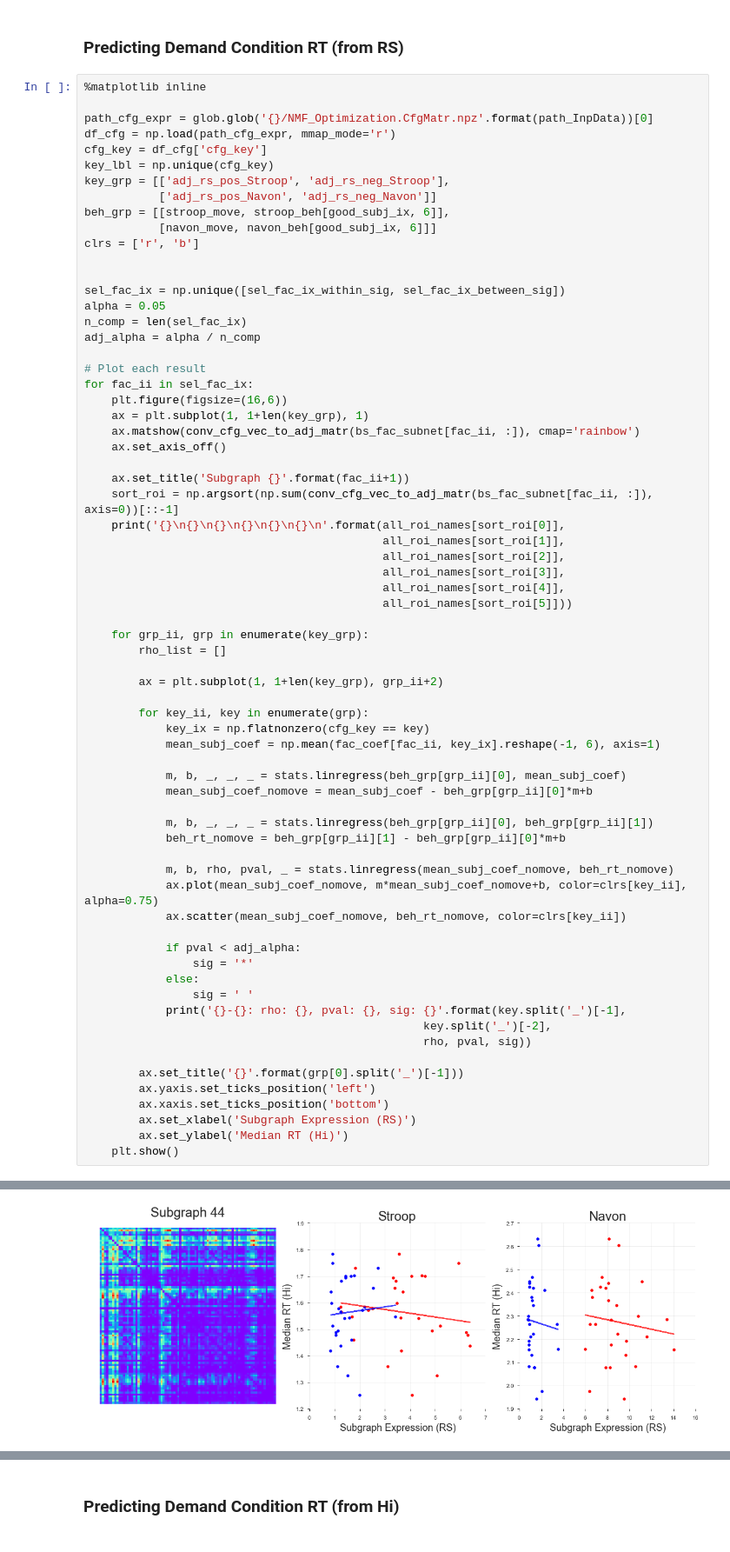
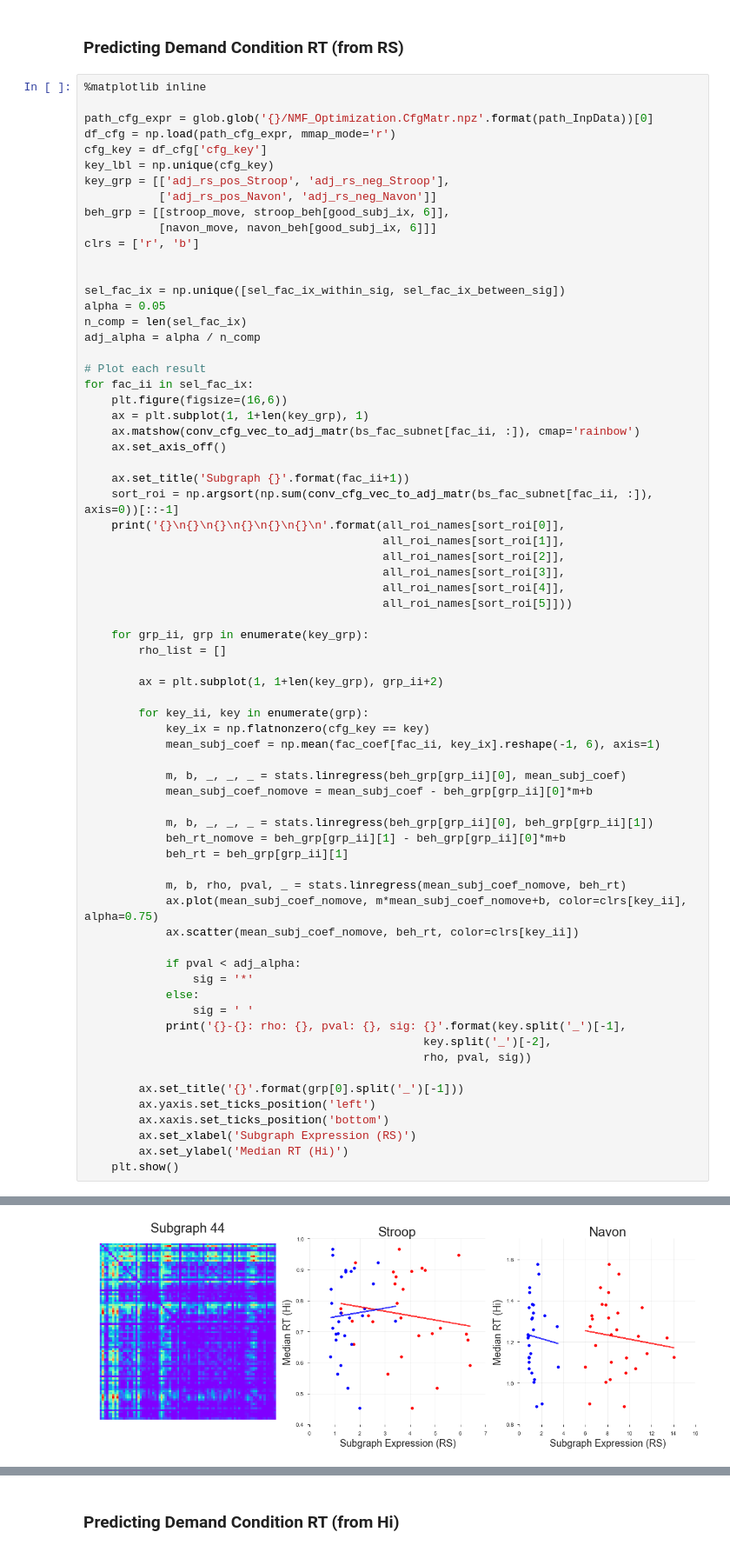
Before and after one commit to akhambhati/rs-2017-NetStim, a Jupyter notebook: Analysis_Notebooks/e04-Subgraph_Cognitive_Control-Dynamics.ipynb, the cells around one changed output, grey strips where cells are left out. Shown at 87% size. Drawn from its saved outputs; the diff is of its cells as text.

```diff
--- a/Analysis_Notebooks/e04-Subgraph_Cognitive_Control-Dynamics.ipynb
+++ b/Analysis_Notebooks/e04-Subgraph_Cognitive_Control-Dynamics.ipynb
@@ -401,10 +401,11 @@ for fac_ii in sel_fac_ix:
 
             m, b, _, _, _ = stats.linregress(beh_grp[grp_ii][0], beh_grp[grp_ii][1])
             beh_rt_nomove = beh_grp[grp_ii][1] - beh_grp[grp_ii][0]*m+b
+            beh_rt = beh_grp[grp_ii][1]
 
-            m, b, rho, pval, _ = stats.linregress(mean_subj_coef_nomove, beh_rt_nomove)
+            m, b, rho, pval, _ = stats.linregress(mean_subj_coef_nomove, beh_rt)
             ax.plot(mean_subj_coef_nomove, m*mean_subj_coef_nomove+b, color=clrs[key_ii], alpha=0.75)
-            ax.scatter(mean_subj_coef_nomove, beh_rt_nomove, color=clrs[key_ii])
+            ax.scatter(mean_subj_coef_nomove, beh_rt, color=clrs[key_ii])
 
             if pval < adj_alpha:
                 sig = '*'
@@ -483,4 +484,4 @@ Navon-neg: rho: -0.063990317467, pval: 0.746317413522, sig:
-[figure, old version]
+[figure, new version]
 LH_cuneus
 LH_pericalcarine
 RH_pericalcarine
```
Also changed, not shown: parts of 3 cells of this notebook.
